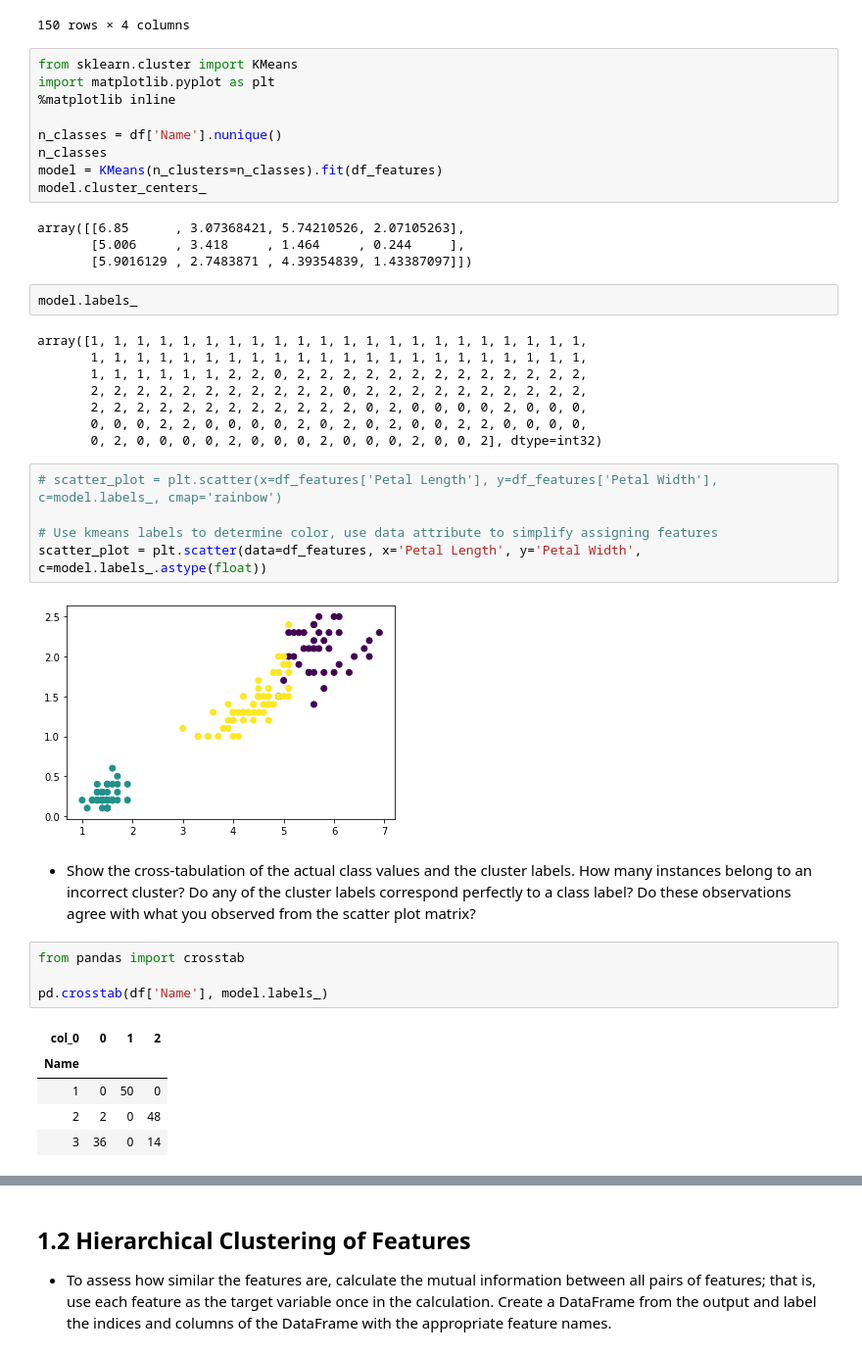
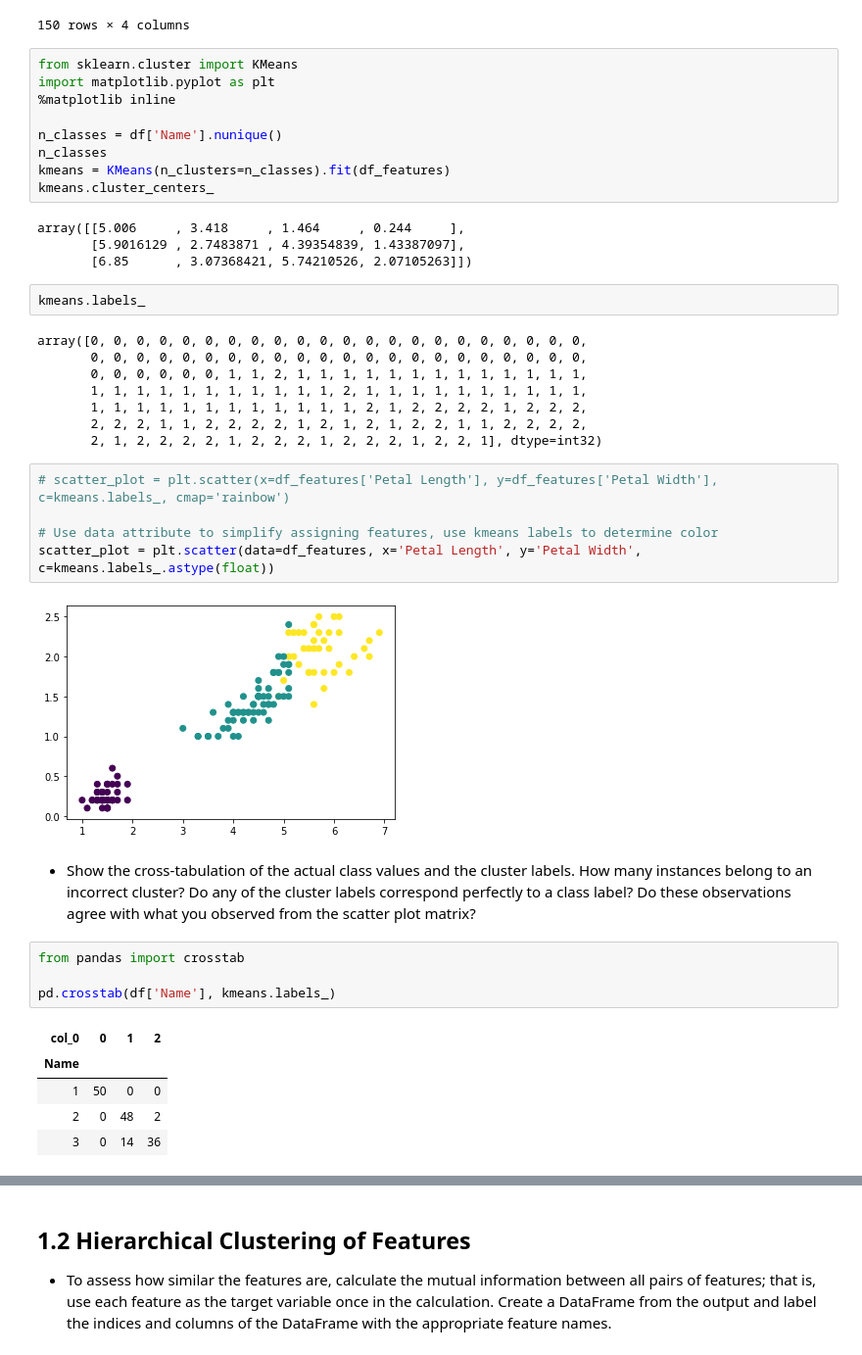
Before and after one commit to run-cmw/data-mining-practice, a Jupyter notebook: assignment4-wells.ipynb, the cells around one changed output, grey strips where cells are left out. Shown at 98% size. Cells and saved outputs as stored; diff of their text form.

```diff
--- a/assignment4-wells.ipynb
+++ b/assignment4-wells.ipynb
@@ -80,39 +80,39 @@ import matplotlib.pyplot as plt
 
 n_classes = df['Name'].nunique()
 n_classes
-model = KMeans(n_clusters=n_classes).fit(df_features)
-model.cluster_centers_
+kmeans = KMeans(n_clusters=n_classes).fit(df_features)
+kmeans.cluster_centers_
 # %% [output]
-array([[6.85      , 3.07368421, 5.74210526, 2.07105263],
-       [5.006     , 3.418     , 1.464     , 0.244     ],
-       [5.9016129 , 2.7483871 , 4.39354839, 1.43387097]])
+array([[5.006     , 3.418     , 1.464     , 0.244     ],
+       [5.9016129 , 2.7483871 , 4.39354839, 1.43387097],
+       [6.85      , 3.07368421, 5.74210526, 2.07105263]])
 # %%
-model.labels_
+kmeans.labels_
 # %% [output]
-array([1, 1, 1, 1, 1, 1, 1, 1, 1, 1, 1, 1, 1, 1, 1, 1, 1, 1, 1, 1, 1, 1,
-       1, 1, 1, 1, 1, 1, 1, 1, 1, 1, 1, 1, 1, 1, 1, 1, 1, 1, 1, 1, 1, 1,
-       1, 1, 1, 1, 1, 1, 2, 2, 0, 2, 2, 2, 2, 2, 2, 2, 2, 2, 2, 2, 2, 2,
-       2, 2, 2, 2, 2, 2, 2, 2, 2, 2, 2, 0, 2, 2, 2, 2, 2, 2, 2, 2, 2, 2,
-       2, 2, 2, 2, 2, 2, 2, 2, 2, 2, 2, 2, 0, 2, 0, 0, 0, 0, 2, 0, 0, 0,
-       0, 0, 0, 2, 2, 0, 0, 0, 0, 2, 0, 2, 0, 2, 0, 0, 2, 2, 0, 0, 0, 0,
-       0, 2, 0, 0, 0, 0, 2, 0, 0, 0, 2, 0, 0, 0, 2, 0, 0, 2], dtype=int32)
+array([0, 0, 0, 0, 0, 0, 0, 0, 0, 0, 0, 0, 0, 0, 0, 0, 0, 0, 0, 0, 0, 0,
+       0, 0, 0, 0, 0, 0, 0, 0, 0, 0, 0, 0, 0, 0, 0, 0, 0, 0, 0, 0, 0, 0,
+       0, 0, 0, 0, 0, 0, 1, 1, 2, 1, 1, 1, 1, 1, 1, 1, 1, 1, 1, 1, 1, 1,
+       1, 1, 1, 1, 1, 1, 1, 1, 1, 1, 1, 2, 1, 1, 1, 1, 1, 1, 1, 1, 1, 1,
+       1, 1, 1, 1, 1, 1, 1, 1, 1, 1, 1, 1, 2, 1, 2, 2, 2, 2, 1, 2, 2, 2,
+       2, 2, 2, 1, 1, 2, 2, 2, 2, 1, 2, 1, 2, 1, 2, 2, 1, 1, 2, 2, 2, 2,
+       2, 1, 2, 2, 2, 2, 1, 2, 2, 2, 1, 2, 2, 2, 1, 2, 2, 1], dtype=int32)
 # %%
-# scatter_plot = plt.scatter(x=df_features['Petal Length'], y=df_features['Petal Width'], c=model.labels_, cmap='rainbow')
+# scatter_plot = plt.scatter(x=df_features['Petal Length'], y=df_features['Petal Width'], c=kmeans.labels_, cmap='rainbow')
 
-# Use kmeans labels to determine color, use data attribute to simplify assigning features
-scatter_plot = plt.scatter(data=df_features, x='Petal Length', y='Petal Width', c=model.labels_.astype(float))
+# Use data attribute to simplify assigning features, use kmeans labels to determine color
+scatter_plot = plt.scatter(data=df_features, x='Petal Length', y='Petal Width', c=kmeans.labels_.astype(float))
 # %% [output]
-[figure, old version]
+[figure, new version]
 # %% [markdown]
 - Show the cross-tabulation of the actual class values and the cluster labels. How many instances belong to an incorrect cluster? Do any of the cluster labels correspond perfectly to a class label? Do these observations agree with what you observed from the scatter plot matrix?
 # %%
 from pandas import crosstab
 
-pd.crosstab(df['Name'], model.labels_)
+pd.crosstab(df['Name'], kmeans.labels_)
 # %% [output]
 | col_0 | 0 | 1 | 2 |
 | Name |  |  |  |
-| 1 | 0 | 50 | 0 |
-| 2 | 2 | 0 | 48 |
-| 3 | 36 | 0 | 14 |
+| 1 | 50 | 0 | 0 |
+| 2 | 0 | 48 | 2 |
+| 3 | 0 | 14 | 36 |
 # %% [markdown]
```
Also changed, not shown: parts of 10 cells of this notebook.
